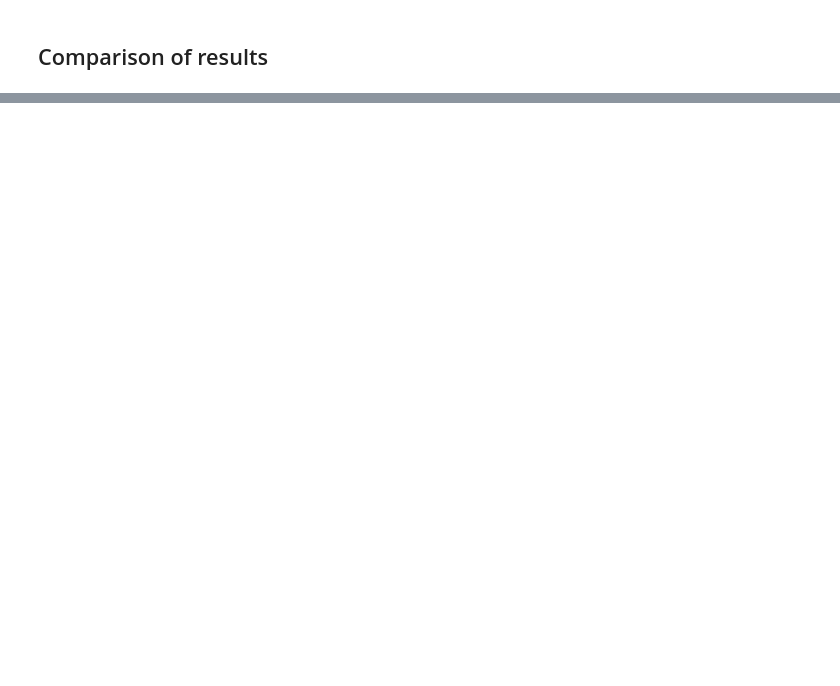
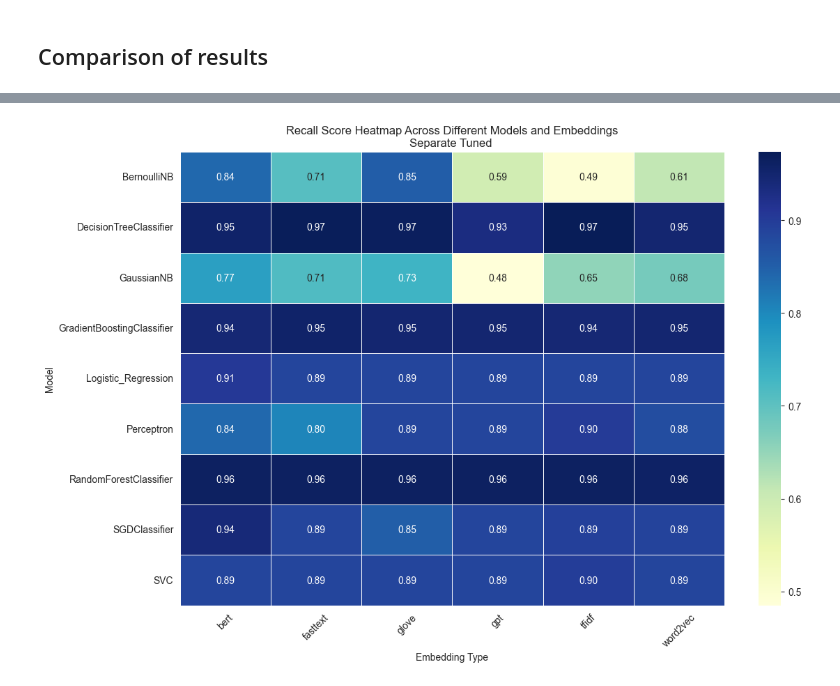
Before and after one commit to patrickahrend/TUM-NLP-Praktikum, a Jupyter notebook: notebooks/utilities/comparing_results.ipynb, the cells around one changed output, grey strips where cells are left out. Cells and saved outputs as stored; diff of their text form; code cells hidden in the pictures; blank space fills up the shorter version.

```diff
--- a/notebooks/utilities/comparing_results.ipynb
+++ b/notebooks/utilities/comparing_results.ipynb
@@ -105,0 +241,7 @@ Name: recall_oos, dtype: float64
+# %%
+grouped_new_df = model_results_combined_tuned.groupby(['model', 'data']).mean()['recall_oos'].reset_index()
+
+ax = create_and_save_recall_heatmap(grouped_new_df, title_extension = "Separate Tuned ", filename = "recall_heatmap_separate_tuned.png")
+plt.show()
+# %% [output]
+[figure, added]
```
Also changed, not shown: parts of 33 cells of this notebook.
